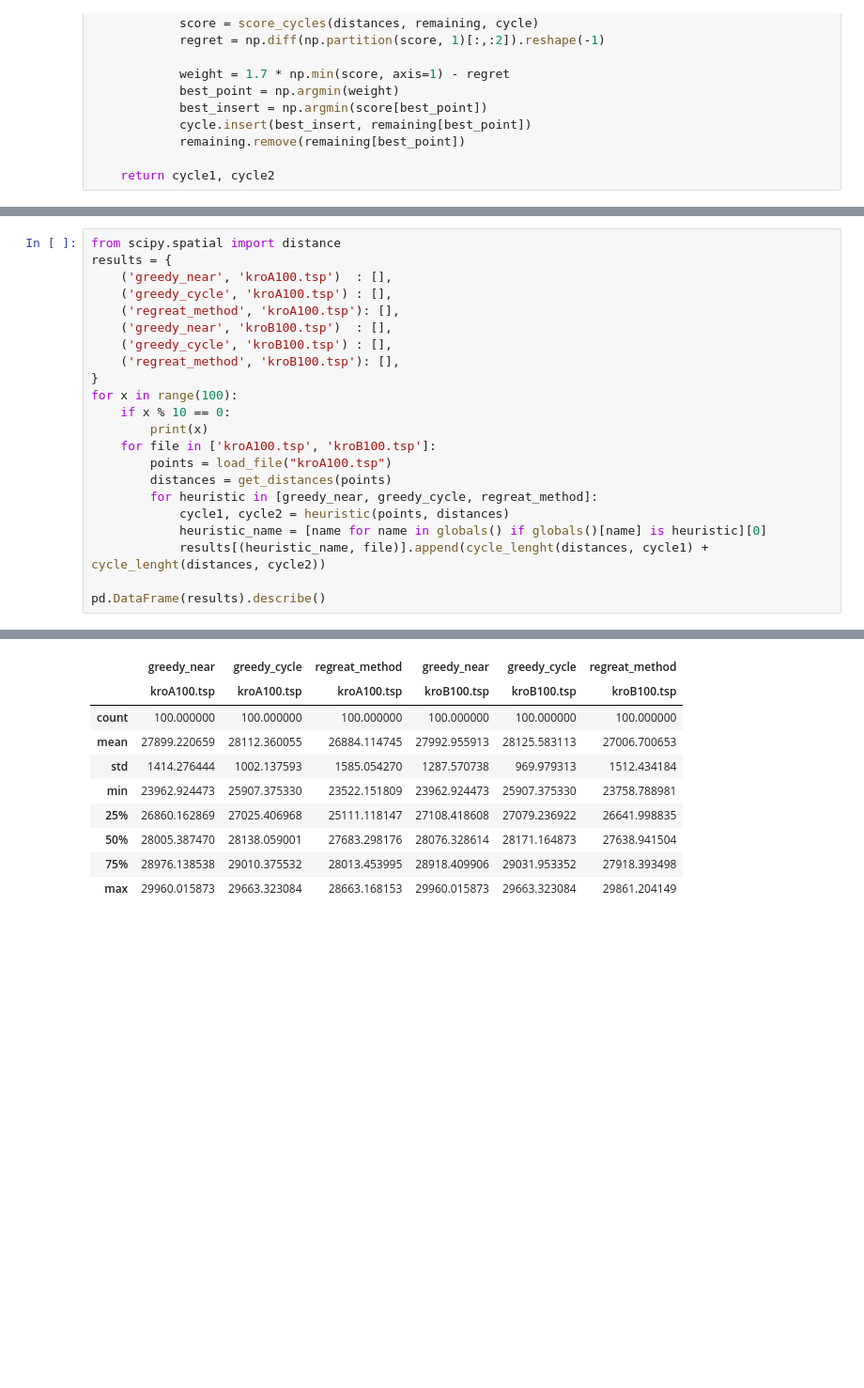
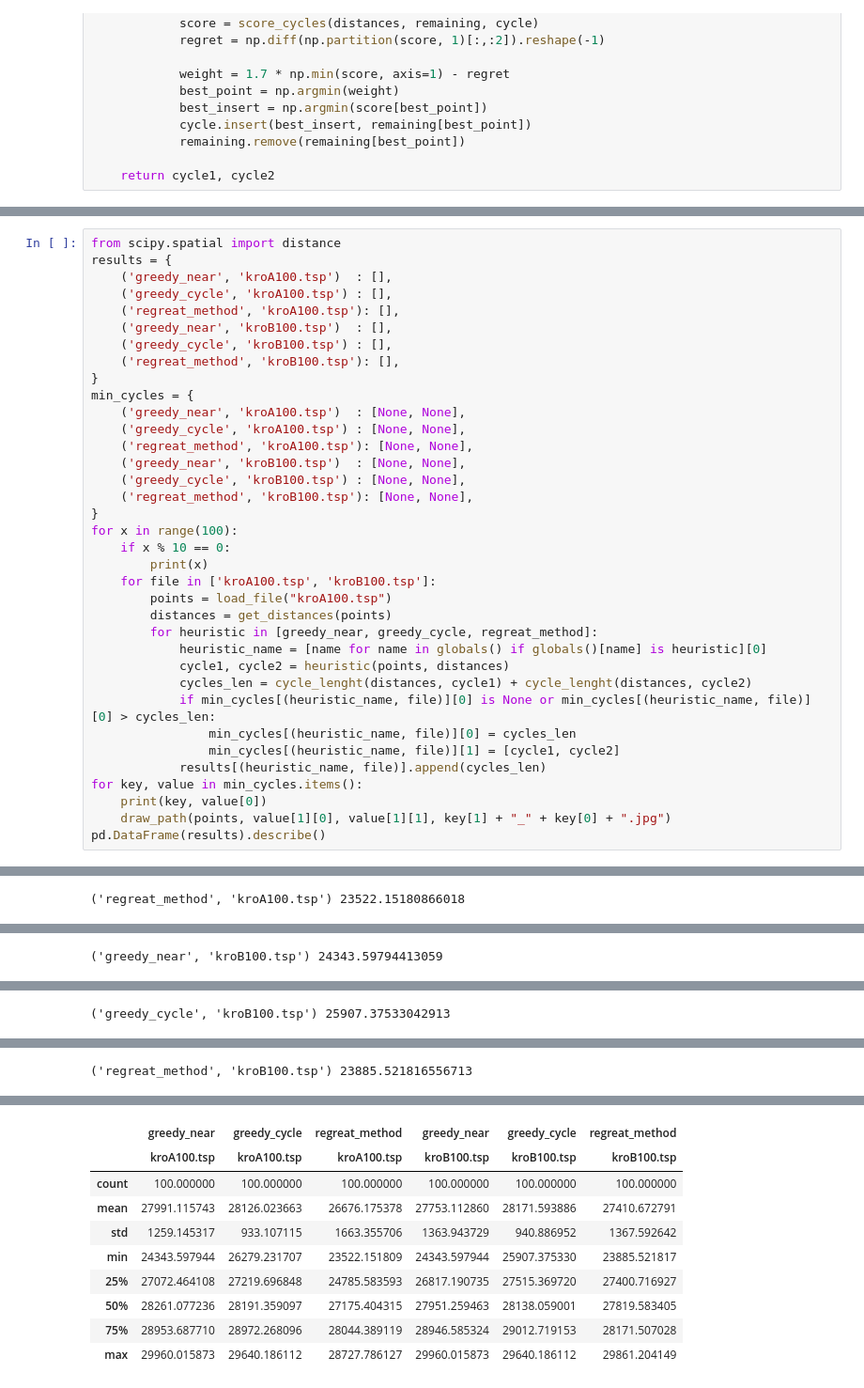
Before and after one commit to imo2022/imo1, a Jupyter notebook: lab1.ipynb, the cells around one changed output, grey strips where cells are left out. Shown: that part at 94% size. Saved outputs shown, nothing was run; the diff lists cells and outputs as text; blank space fills up the shorter version.

```diff
--- a/lab1.ipynb
+++ b/lab1.ipynb
@@ -155,6 +155,14 @@ results = {
     ('greedy_cycle', 'kroB100.tsp') : [],
     ('regreat_method', 'kroB100.tsp'): [],
 }
+min_cycles = {
+    ('greedy_near', 'kroA100.tsp')  : [None, None],
+    ('greedy_cycle', 'kroA100.tsp') : [None, None],
+    ('regreat_method', 'kroA100.tsp'): [None, None],
+    ('greedy_near', 'kroB100.tsp')  : [None, None],
+    ('greedy_cycle', 'kroB100.tsp') : [None, None],
+    ('regreat_method', 'kroB100.tsp'): [None, None],
+}
 for x in range(100):
     if x % 10 == 0:
         print(x)
@@ -162,10 +170,16 @@ for x in range(100):
         points = load_file("kroA100.tsp")
         distances = get_distances(points)
         for heuristic in [greedy_near, greedy_cycle, regreat_method]:
+            heuristic_name = [name for name in globals() if globals()[name] is heuristic][0]
             cycle1, cycle2 = heuristic(points, distances)
-            heuristic_name = [name for name in globals() if globals()[name] is heuristic][0]
-            results[(heuristic_name, file)].append(cycle_lenght(distances, cycle1) + cycle_lenght(distances, cycle2))
-
+            cycles_len = cycle_lenght(distances, cycle1) + cycle_lenght(distances, cycle2)
+            if min_cycles[(heuristic_name, file)][0] is None or min_cycles[(heuristic_name, file)][0] > cycles_len:
+                min_cycles[(heuristic_name, file)][0] = cycles_len
+                min_cycles[(heuristic_name, file)][1] = [cycle1, cycle2]
+            results[(heuristic_name, file)].append(cycles_len)
+for key, value in min_cycles.items():
+    print(key, value[0])
+    draw_path(points, value[1][0], value[1][1], key[1] + "_" + key[0] + ".jpg")
 pd.DataFrame(results).describe()
 # %% [output]
 0
@@ -180,0 +199 @@ pd.DataFrame(results).describe()
+('regreat_method', 'kroA100.tsp') 23522.15180866018
@@ -180,0 +201 @@ pd.DataFrame(results).describe()
+('greedy_near', 'kroB100.tsp') 24343.59794413059
@@ -180,0 +203 @@ pd.DataFrame(results).describe()
+('greedy_cycle', 'kroB100.tsp') 25907.37533042913
@@ -180,0 +205 @@ pd.DataFrame(results).describe()
+('regreat_method', 'kroB100.tsp') 23885.521816556713
@@ -181,10 +207,10 @@ pd.DataFrame(results).describe()
 |  | greedy_near | greedy_cycle | regreat_method | greedy_near | greedy_cycle | regreat_method |
 |  | kroA100.tsp | kroA100.tsp | kroA100.tsp | kroB100.tsp | kroB100.tsp | kroB100.tsp |
 | count | 100.000000 | 100.000000 | 100.000000 | 100.000000 | 100.000000 | 100.000000 |
-| mean | 27899.220659 | 28112.360055 | 26884.114745 | 27992.955913 | 28125.583113 | 27006.700653 |
-| std | 1414.276444 | 1002.137593 | 1585.054270 | 1287.570738 | 969.979313 | 1512.434184 |
-| min | 23962.924473 | 25907.375330 | 23522.151809 | 23962.924473 | 25907.375330 | 23758.788981 |
-| 25% | 26860.162869 | 27025.406968 | 25111.118147 | 27108.418608 | 27079.236922 | 26641.998835 |
-| 50% | 28005.387470 | 28138.059001 | 27683.298176 | 28076.328614 | 28171.164873 | 27638.941504 |
-| 75% | 28976.138538 | 29010.375532 | 28013.453995 | 28918.409906 | 29031.953352 | 27918.393498 |
-| max | 29960.015873 | 29663.323084 | 28663.168153 | 29960.015873 | 29663.323084 | 29861.204149 |
+| mean | 27991.115743 | 28126.023663 | 26676.175378 | 27753.112860 | 28171.593886 | 27410.672791 |
+| std | 1259.145317 | 933.107115 | 1663.355706 | 1363.943729 | 940.886952 | 1367.592642 |
+| min | 24343.597944 | 26279.231707 | 23522.151809 | 24343.597944 | 25907.375330 | 23885.521817 |
+| 25% | 27072.464108 | 27219.696848 | 24785.583593 | 26817.190735 | 27515.369720 | 27400.716927 |
+| 50% | 28261.077236 | 28191.359097 | 27175.404315 | 27951.259463 | 28138.059001 | 27819.583405 |
+| 75% | 28953.687710 | 28972.268096 | 28044.389119 | 28946.585324 | 29012.719153 | 28171.507028 |
+| max | 29960.015873 | 29640.186112 | 28727.786127 | 29960.015873 | 29640.186112 | 29861.204149 |
```
Also changed, not shown: parts of 2 cells of this notebook.
